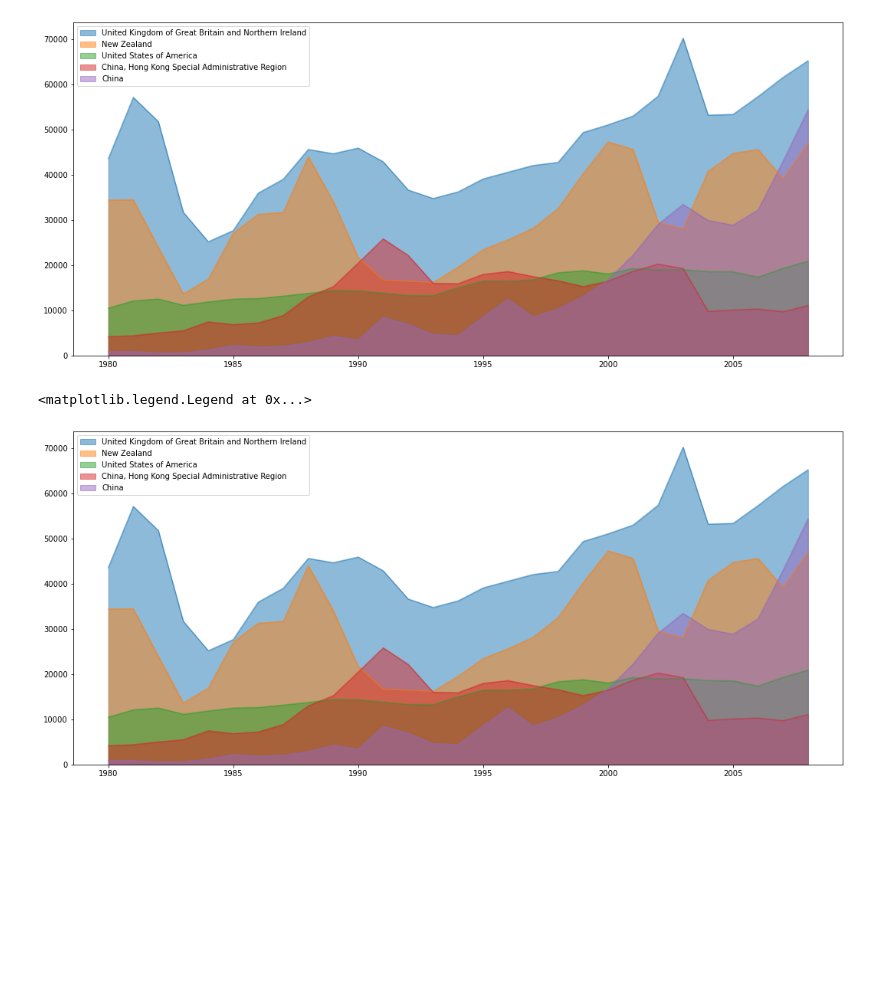
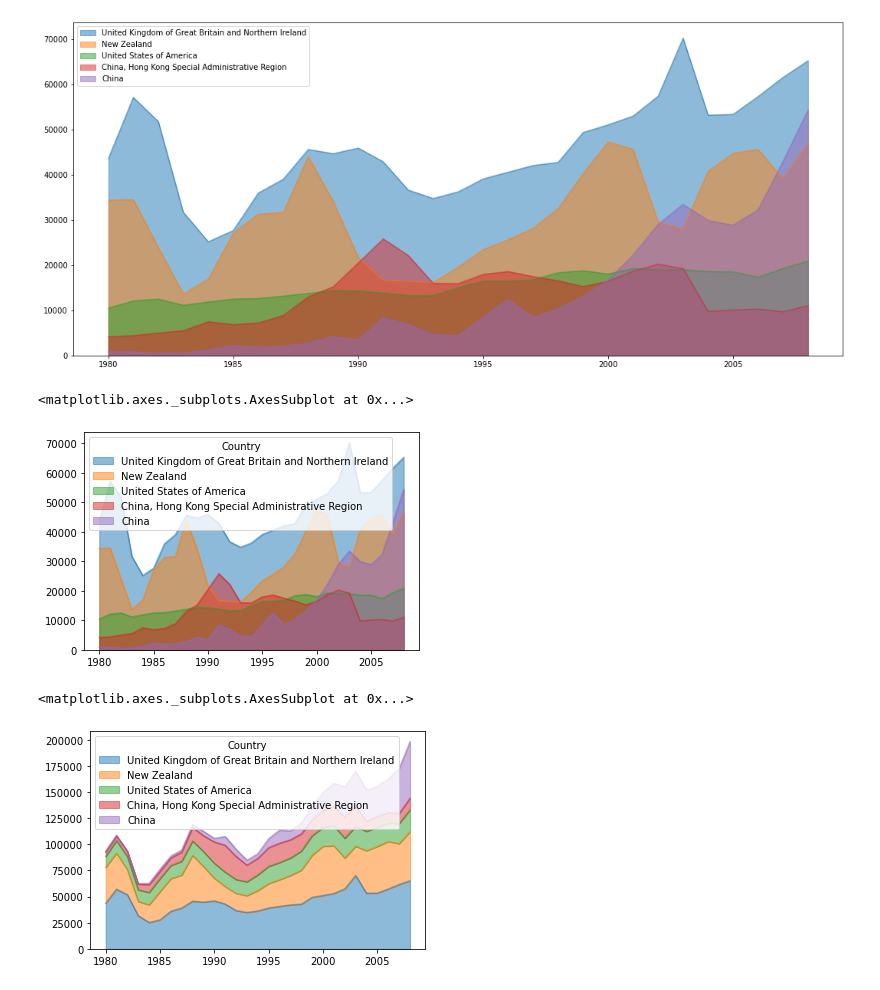
Before and after one commit to leangaurav/dsc_weekennd_2020_08_30, a Jupyter notebook: Assignments/SARATHY/Week_06/Immigrants/AustraliaImmigrantsMatplotlib_sarathy.ipynb, the cells around one changed output. Drawn from its saved outputs; the diff is of its cells as text; code cells hidden in the pictures; blank space fills up the shorter version.

```diff
--- a/Assignments/SARATHY/Week_06/Immigrants/AustraliaImmigrantsMatplotlib_sarathy.ipynb
+++ b/Assignments/SARATHY/Week_06/Immigrants/AustraliaImmigrantsMatplotlib_sarathy.ipynb
@@ -109,10 +115,16 @@ plt.legend()
 # %% [output]
 <matplotlib.legend.Legend at 0x...>
 [figure]
-# %%
-plt.figure(figsize=(18,8))
-ee =[im.nlargest(5,'Total').set_index('Country').loc[:,'1980':'2008'].loc[i].plot.area(alpha=0.5,stacked=True) for i in im.nlargest(5,'Total').set_index('Country').index]
-plt.legend()
-# %% [output]
-<matplotlib.legend.Legend at 0x...>
-[figure, removed]
+# %%
+# Shortest code written for above area chart problem
+im.nlargest(5,'Total').set_index('Country').loc[:,'1980':'2008'].T.plot(kind='area',stacked=False,alpha=0.5)
+# %% [output]
+<matplotlib.axes._subplots.AxesSubplot at 0x...>
+[figure, added]
+# %%
+# Compare Immigration Trend for top-5 countires using stacked area plot
+
+im.nlargest(5,'Total').set_index('Country').loc[:,'1980':'2008'].T.plot(kind='area',stacked=True,alpha=0.5)
+# %% [output]
+<matplotlib.axes._subplots.AxesSubplot at 0x...>
+[figure, added]
```
Also changed, not shown: parts of 4 cells of this notebook, 3 other files.
